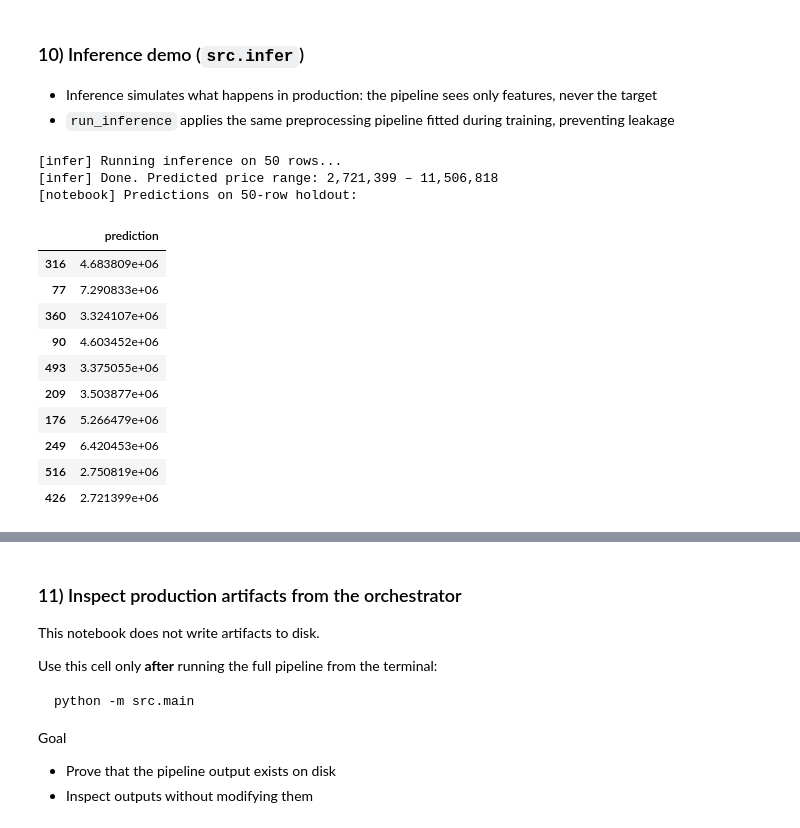
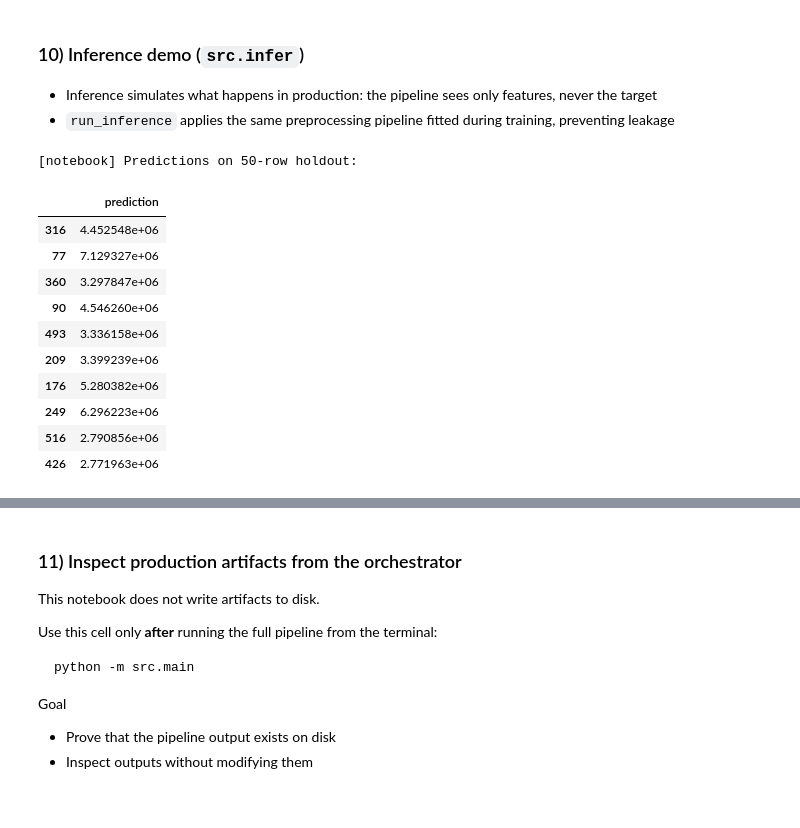
Before and after one commit to robsrot/G2_MLOPS_Project, a Jupyter notebook: notebooks/HousingPricePrediction_modular.ipynb, the cells around one changed output, grey strips where cells are left out. Cells and saved outputs as stored; diff of their text form; code cells hidden in the pictures.

```diff
--- a/notebooks/HousingPricePrediction_modular.ipynb
+++ b/notebooks/HousingPricePrediction_modular.ipynb
@@ -427,26 +447,33 @@ print(f"[notebook] Evaluation plots saved → {REPORTS_DIR}")
 
 - Inference simulates what happens in production: the pipeline sees only features, never the target
 - `run_inference` applies the same preprocessing pipeline fitted during training, preventing leakage
-# %%
-predictions = run_inference(pipeline, X_infer)
-
-print("[notebook] Predictions on 50-row holdout:")
-display(predictions.head(10))
-# %% [output]
-[infer] Running inference on 50 rows...
-[infer] Done. Predicted price range: 2,721,399 – 11,506,818
-[notebook] Predictions on 50-row holdout:
-|  | prediction |
-| 316 | 4.683809e+06 |
-| 77 | 7.290833e+06 |
-| 360 | 3.324107e+06 |
-| 90 | 4.603452e+06 |
-| 493 | 3.375055e+06 |
-| 209 | 3.503877e+06 |
-| 176 | 5.266479e+06 |
-| 249 | 6.420453e+06 |
-| 516 | 2.750819e+06 |
-| 426 | 2.721399e+06 |
+# %%
+# Convert yes/no binary columns to 1/0 for inference (same as training)
+X_infer_for_model = X_infer.copy()
+
+for col in BINARY_COLS:
+	if col in X_infer_for_model.columns:
+		normalized = X_infer_for_model[col].astype(str).str.strip().str.lower()
+		if set(normalized.dropna().unique()).issubset({"yes", "no"}):
+			X_infer_for_model[col] = normalized.map({"yes": 1, "no": 0})
+
+predictions = run_inference(pipeline, X_infer_for_model)
+
+print("[notebook] Predictions on 50-row holdout:")
+display(predictions.head(10))
+# %% [output]
+[notebook] Predictions on 50-row holdout:
+|  | prediction |
+| 316 | 4.452548e+06 |
+| 77 | 7.129327e+06 |
+| 360 | 3.297847e+06 |
+| 90 | 4.546260e+06 |
+| 493 | 3.336158e+06 |
+| 209 | 3.399239e+06 |
+| 176 | 5.280382e+06 |
+| 249 | 6.296223e+06 |
+| 516 | 2.790856e+06 |
+| 426 | 2.771963e+06 |
 # %%
 # Quick sense-check: predicted price distribution vs actuals
 fig, ax = plt.subplots(figsize=(10, 4))
```
Also changed, not shown: parts of 16 cells of this notebook.
